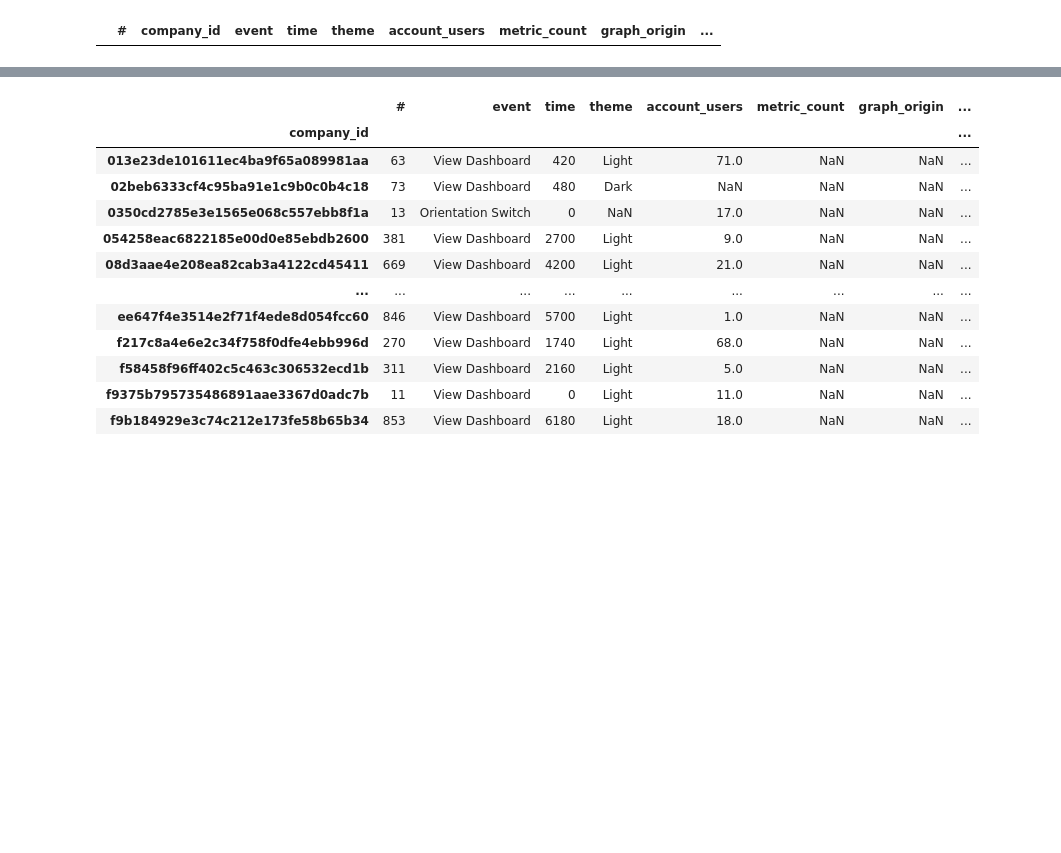
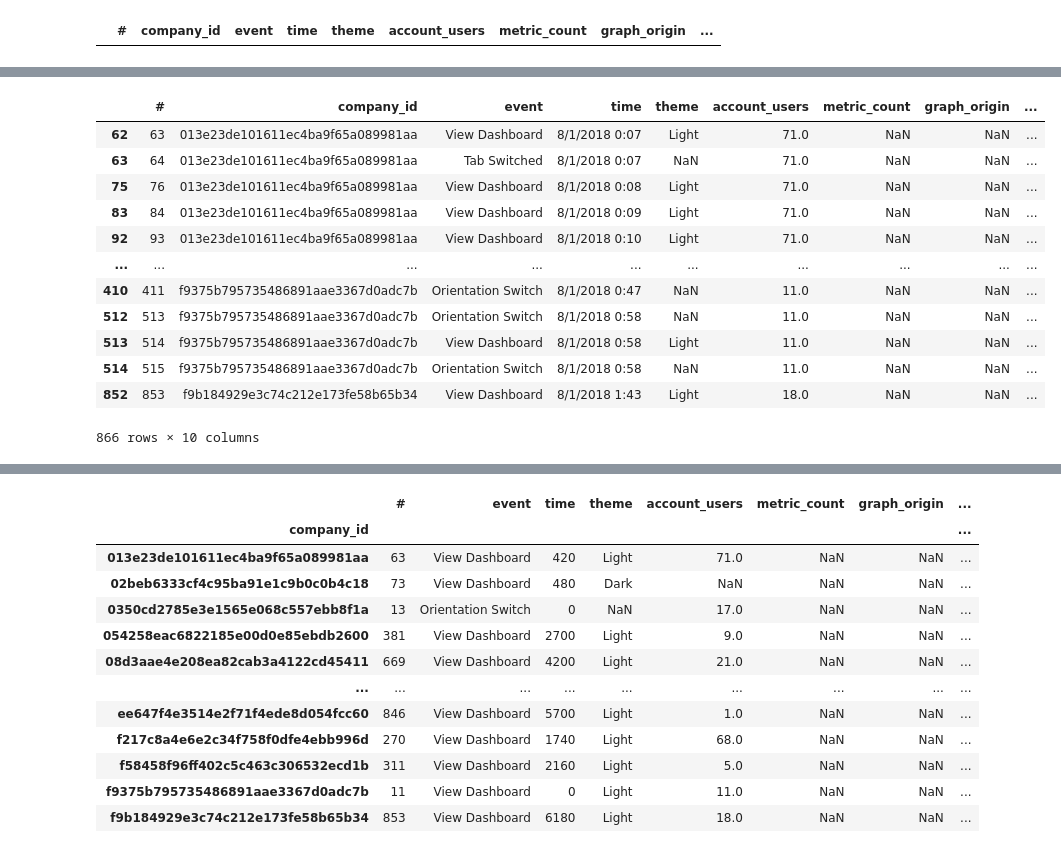
Before and after one commit to damyot/Log_fliting_API, a Jupyter notebook: SampleScript1.ipynb, the cells around one changed output, grey strips where cells are left out. Cells and saved outputs as stored; diff of their text form; code cells hidden in the pictures; blank space fills up the shorter version.

```diff
--- a/SampleScript1.ipynb
+++ b/SampleScript1.ipynb
@@ -160,0 +185,16 @@ data=data.sort_values(by=['company_id','time'])
+# %%
+data
+# %% [output]
+|  | # | company_id | event | time | theme | account_users | metric_count | graph_origin | ... |
+| 62 | 63 | 013e23de101611ec4ba9f65a089981aa | View Dashboard | 8/1/2018 0:07 | Light | 71.0 | NaN | NaN | ... |
+| 63 | 64 | 013e23de101611ec4ba9f65a089981aa | Tab Switched | 8/1/2018 0:07 | NaN | 71.0 | NaN | NaN | ... |
+| 75 | 76 | 013e23de101611ec4ba9f65a089981aa | View Dashboard | 8/1/2018 0:08 | Light | 71.0 | NaN | NaN | ... |
+| 83 | 84 | 013e23de101611ec4ba9f65a089981aa | View Dashboard | 8/1/2018 0:09 | Light | 71.0 | NaN | NaN | ... |
+| 92 | 93 | 013e23de101611ec4ba9f65a089981aa | View Dashboard | 8/1/2018 0:10 | Light | 71.0 | NaN | NaN | ... |
+| ... | ... | ... | ... | ... | ... | ... | ... | ... | ... |
+| 410 | 411 | f9375b795735486891aae3367d0adc7b | Orientation Switch | 8/1/2018 0:47 | NaN | 11.0 | NaN | NaN | ... |
+| 512 | 513 | f9375b795735486891aae3367d0adc7b | Orientation Switch | 8/1/2018 0:58 | NaN | 11.0 | NaN | NaN | ... |
+| 513 | 514 | f9375b795735486891aae3367d0adc7b | View Dashboard | 8/1/2018 0:58 | Light | 11.0 | NaN | NaN | ... |
+| 514 | 515 | f9375b795735486891aae3367d0adc7b | Orientation Switch | 8/1/2018 0:58 | NaN | 11.0 | NaN | NaN | ... |
+| 852 | 853 | f9b184929e3c74c212e173fe58b65b34 | View Dashboard | 8/1/2018 1:43 | Light | 18.0 | NaN | NaN | ... |
+866 rows × 10 columns
```
Also changed, not shown: parts of 22 cells of this notebook, 6 other files.
